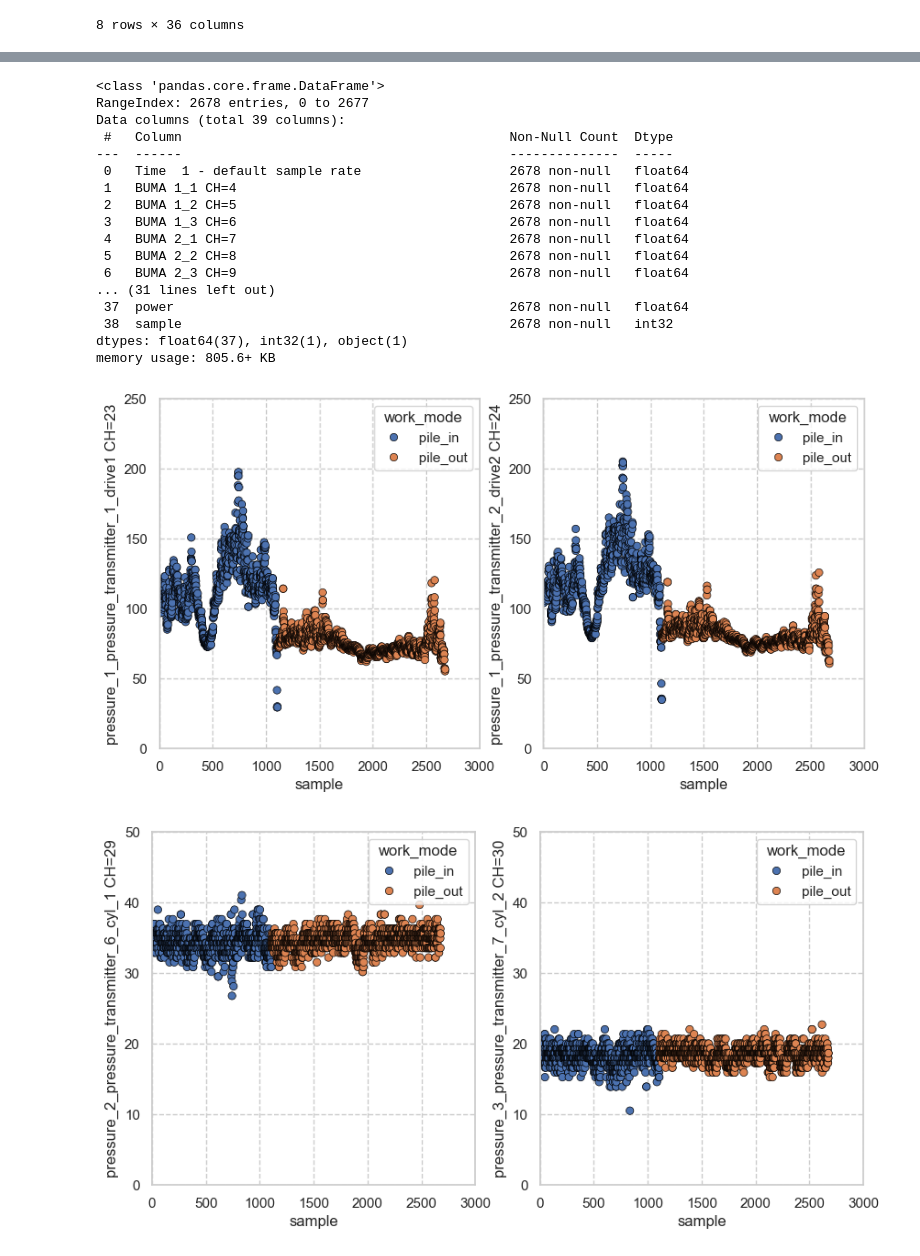
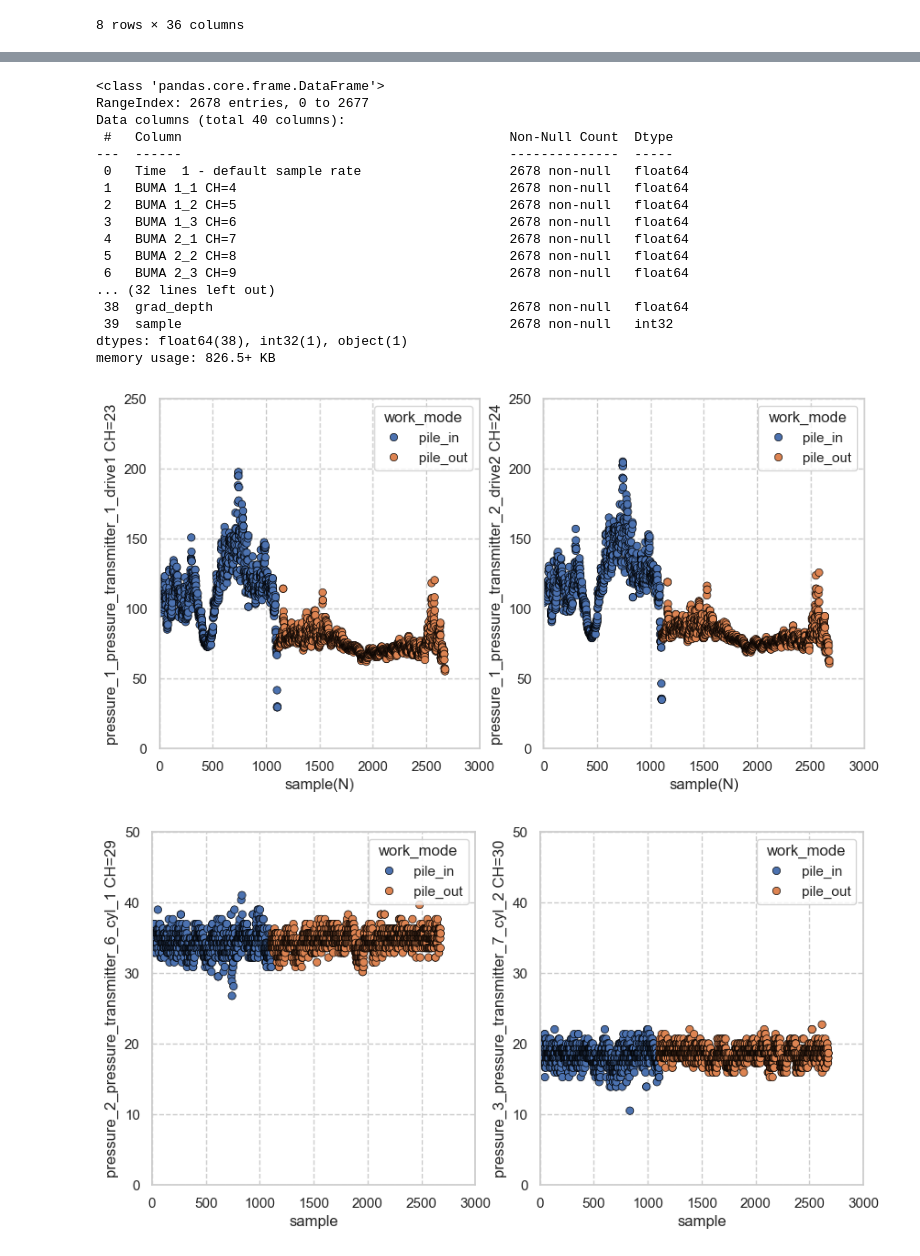
Before and after one commit to jinbeomjeong/forecast_pile_driver_load, a Jupyter notebook: analysis_logging_data.ipynb, the cells around one changed output, grey strips where cells are left out. Drawn from its saved outputs; the diff is of its cells as text; code cells hidden in the pictures.

```diff
--- a/analysis_logging_data.ipynb
+++ b/analysis_logging_data.ipynb
@@ -59,6 +59,7 @@ dataset.describe()
 # %%
 dataset['power'] = dataset['pressure_1_pressure_transmitter_1_drive1 CH=23'] * dataset['caloutput_rotate_velocity CH=25']
 dataset['power'] = (dataset['power']-dataset['power'].min()) / (dataset['power'].max()-dataset['power'].min())
+dataset['grad_depth'] = np.gradient(dataset['caloutput_drill_depth CH=26'])
 dataset['sample'] =  np.arange(dataset.shape[0])
 # %%
 dataset.describe()
@@ -78,7 +79,7 @@ dataset.info()
 # %% [output]
 <class 'pandas.core.frame.DataFrame'>
 RangeIndex: 2678 entries, 0 to 2677
-Data columns (total 39 columns):
+Data columns (total 40 columns):
  #   Column                                          Non-Null Count  Dtype
 ---  ------                                          --------------  -----
  0   Time  1 - default sample rate                   2678 non-null   float64
@@ -88,27 +89,27 @@ Data columns (total 39 columns):
  4   BUMA 2_1 CH=7                                   2678 non-null   float64
  5   BUMA 2_2 CH=8                                   2678 non-null   float64
  6   BUMA 2_3 CH=9                                   2678 non-null   float64
-... (31 lines left out)
- 37  power                                           2678 non-null   float64
- 38  sample                                          2678 non-null   int32
-dtypes: float64(37), int32(1), object(1)
-memory usage: 805.6+ KB
+... (32 lines left out)
+ 38  grad_depth                                      2678 non-null   float64
+ 39  sample                                          2678 non-null   int32
+dtypes: float64(38), int32(1), object(1)
+memory usage: 826.5+ KB
 # %%
 sns.set(font_scale=1)
 sns.set_style("whitegrid", {'grid.linestyle': '--'})
 
 fig, axis = plt.subplots(ncols=2)
 fig.set_size_inches(10, 5)
 
 for i, pressure_name in enumerate(pressure_name_list[0:2]):
     sns.scatterplot(data=dataset, x='sample', y=pressure_name, ax=axis[i], edgecolor='black', hue='work_mode')
 
     axis[i].set_xlim(0, 3000)
-    axis[i].set_xlabel('sample')
+    axis[i].set_xlabel('sample(N)')
     axis[i].set_ylim(0, 250)
     axis[i].set_ylabel(pressure_name)
 # %% [output]
-[figure, old version]
+[figure, new version]
 # %%
 sns.set(font_scale=1)
 sns.set_style("whitegrid", {'grid.linestyle': '--'})
```
Also changed, not shown: parts of 4 cells of this notebook, 2 other files.
